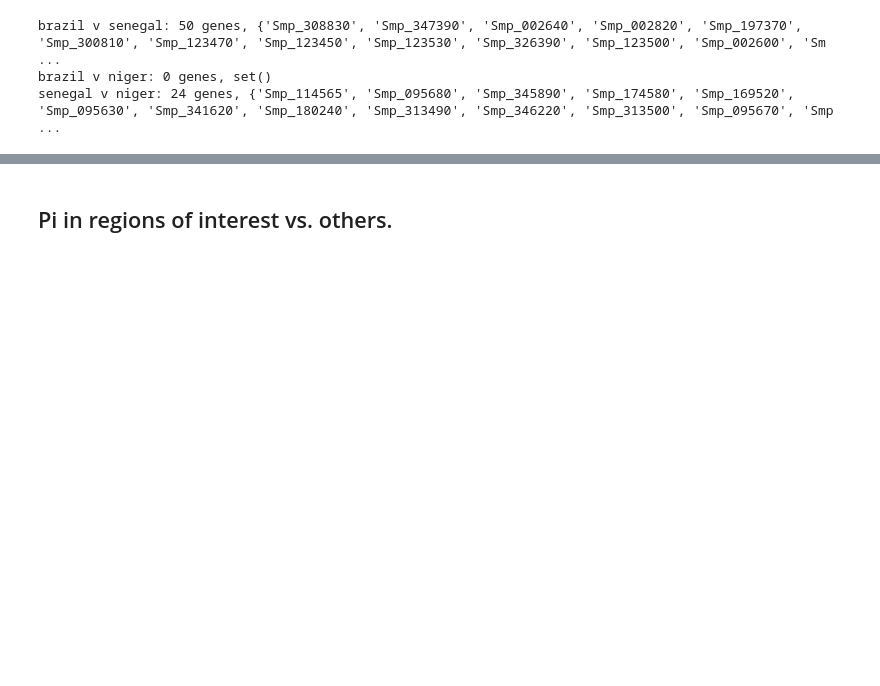
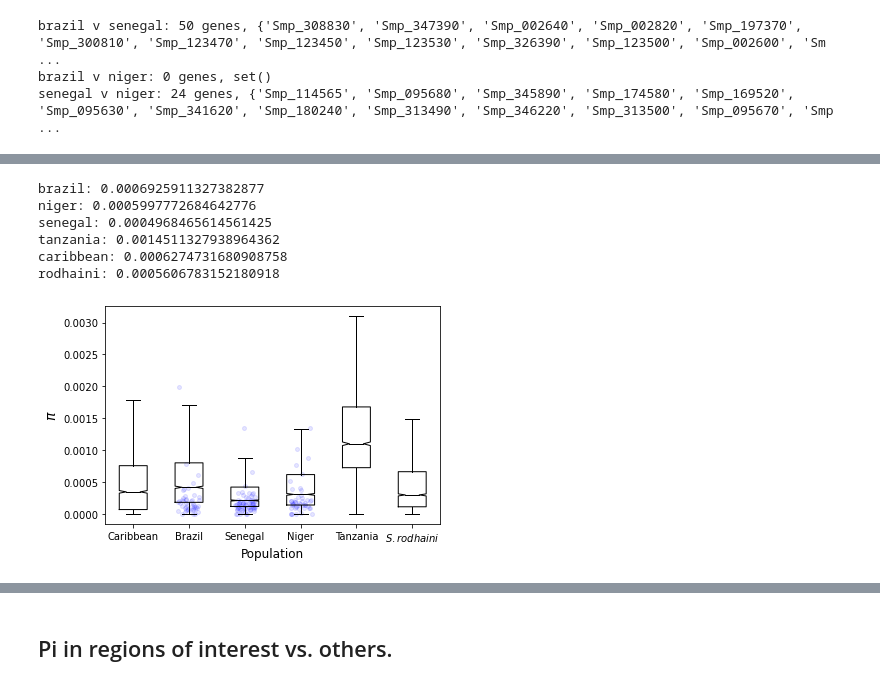
Before and after one commit to nealplatt/sch_man_nwinvasion, a Jupyter notebook: notebooks/test_of_selection.ipynb, the cells around one changed output, grey strips where cells are left out. Drawn from its saved outputs; the diff is of its cells as text; code cells hidden in the pictures; blank space fills up the shorter version.

Commit message:
still playing around with pi, comps vs sig and non-sig regions

```diff
--- a/notebooks/test_of_selection.ipynb
+++ b/notebooks/test_of_selection.ipynb
@@ -922,0 +939,25 @@ senegal v niger: 24 genes, {'Smp_114565', 'Smp_095680', 'Smp_345890', 'Smp_17458
+# %%
+for pop in ['brazil', 'niger',  'senegal', 'tanzania', 'caribbean', 'rodhaini']:
+    pi=pi_dfs[pop]["pi"].dropna().mean()
+    print("{}: {}".format(pop, pi))
+# %% [output]
+brazil: 0.0006925911327382877
+niger: 0.0005997772684642776
+senegal: 0.0004968465614561425
+tanzania: 0.0014511327938964362
+caribbean: 0.0006274731680908758
+rodhaini: 0.0005606783152180918
+# %%
+#get sig regions and calculate pi in vs out of those regions
+regions_df = pd.read_table('results/selection_peaks/peaks.bed', sep="\t", header=None)
+regions_df.columns=["chrom", "start", "stop", "pop"]
+
+
+region_trees=defaultdict(lambda: defaultdict( lambda: IntervalTree()))
+
+for index, row in regions_df.iterrows():
+    pop=row["pop"]
+    chrom=row["chrom"]
+    start=row["start"]
+    stop=row["stop"]
+    region_trees[pop][chrom][start : stop] = "significant"
@@ -922,0 +986,36 @@ senegal v niger: 24 genes, {'Smp_114565', 'Smp_095680', 'Smp_345890', 'Smp_17458
+# %%
+x_pos={"caribbean" : 1,
+       "brazil"    : 2,
+       "senegal"   : 3,
+       "niger"     : 4,
+       "tanzania"  : 5,
+       "rodhaini"  : 6 }
+
+for index, row in sig_pi_df.iterrows():
+    x=x_pos[row["pop"]]
+    y=row["pi"]
+
+    #add jitter
+    x=x+random.uniform(-0.2, 0.2)
+
+    plt.plot(x, y, 'b.', markersize=8, alpha=0.1)
+
+plt.boxplot([ pi_dfs["caribbean"].dropna(subset=["pi"])["pi"],
+              pi_dfs["brazil"].dropna(subset=["pi"])["pi"],
+              pi_dfs["senegal"].dropna(subset=["pi"])["pi"],
+              pi_dfs["niger"].dropna(subset=["pi"])["pi"],
+              pi_dfs["tanzania"].dropna(subset=["pi"])["pi"],
+              pi_dfs["rodhaini"].dropna(subset=["pi"])["pi"] ],
+             showfliers=False,
+             notch=True,
+             labels=["Caribbean", "Brazil", "Senegal", "Niger", "Tanzania", "$\it{S. rodhaini}$"],
+             medianprops=dict(color="black", lw=1) )
+
+plt.xlabel("Population", fontsize=12)
+plt.ylabel("$\pi$", fontsize=14)
+#plt.yscale("log")
+#plt.savefig("results/pi/pi_boxplot_100kb_windows_wsig.svg")
+#plt.savefig("results/pi/pi_boxplot_100kb_windows_wsigs.png", dpi=300)
+plt.show()
+# %% [output]
+[figure, added]
```
Also changed, not shown: parts of 22 cells of this notebook.
